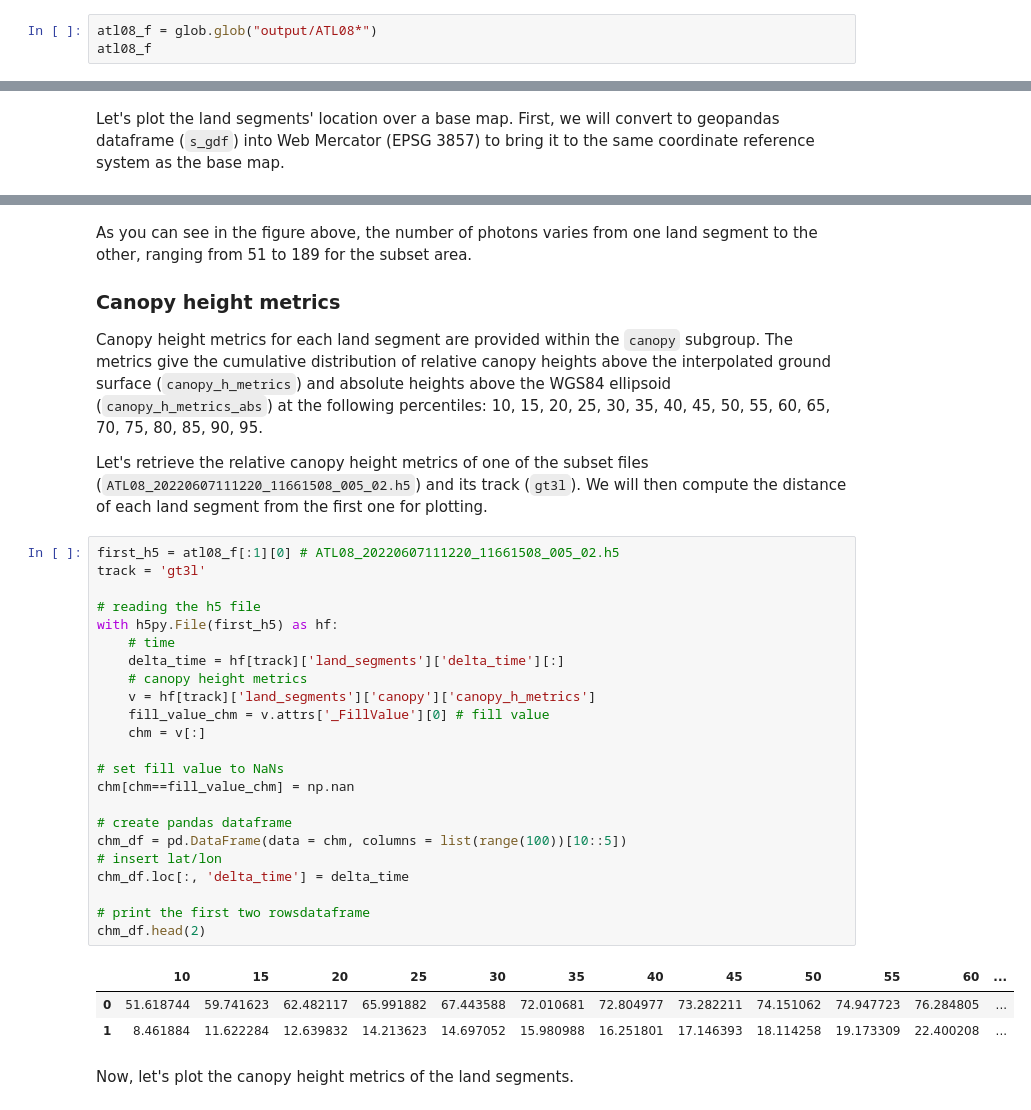
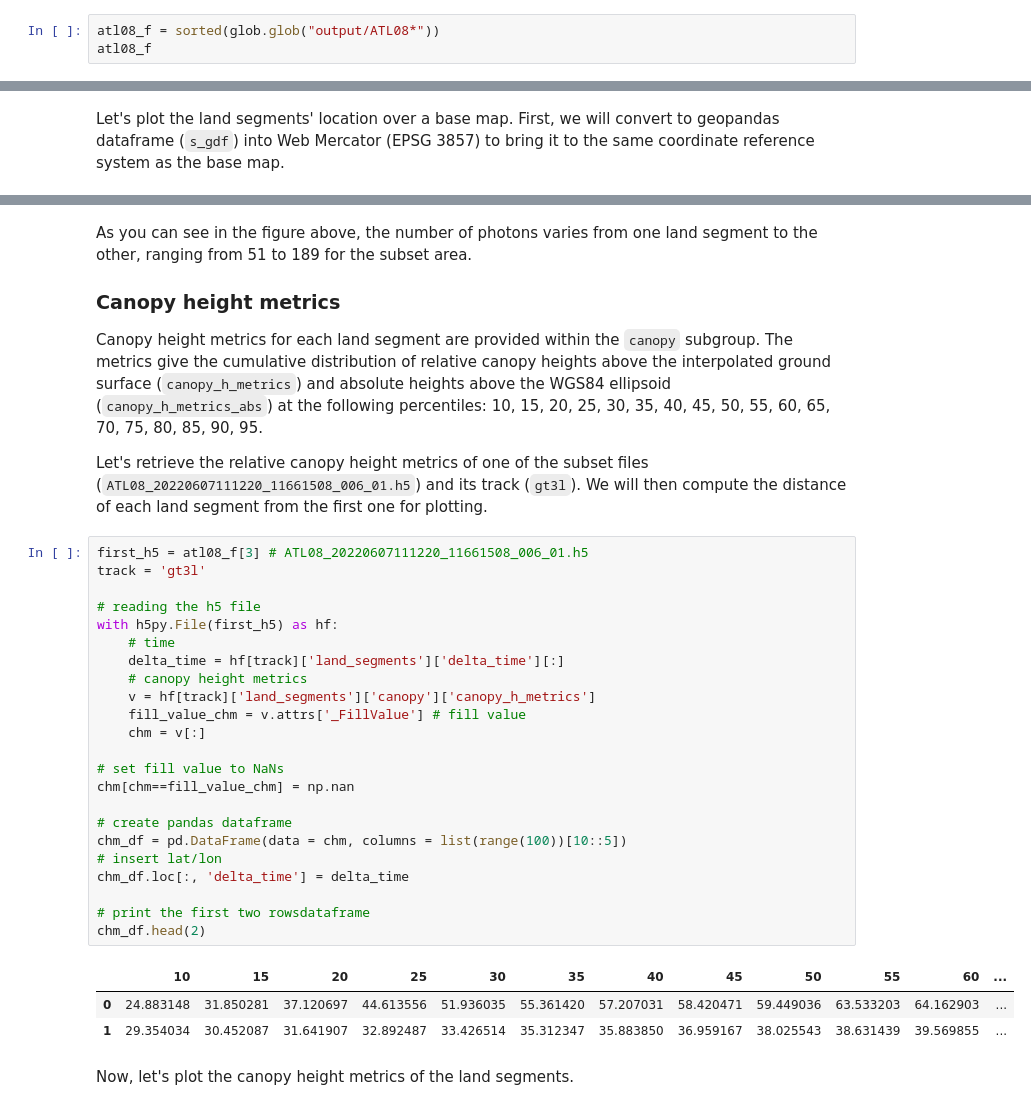
Before and after one commit to ornldaac/tesvis, a Jupyter notebook: notebooks/getting_started_icesat2_atl08.ipynb, the cells around one changed output, grey strips where cells are left out. Saved outputs shown, nothing was run; the diff lists cells and outputs as text.

```diff
--- a/notebooks/getting_started_icesat2_atl08.ipynb
+++ b/notebooks/getting_started_icesat2_atl08.ipynb
@@ -53,6 +53,6 @@ download_tar(orderid)
 # %% [markdown]
 Now that the files are downloaded to the `output` folder let's print all the ATL08 subset files.
 # %%
-atl08_f = glob.glob("output/ATL08*")
+atl08_f = sorted(glob.glob("output/ATL08*"))
 atl08_f
 # %% [output]
@@ -107,34 +111,34 @@ As you can see in the figure above, the number of photons varies from one land s
 ### Canopy height metrics
 Canopy height metrics for each land segment are provided within the `canopy` subgroup. The metrics give the cumulative distribution of relative canopy heights above the interpolated ground surface (`canopy_h_metrics`) and absolute heights above the WGS84 ellipsoid (`canopy_h_metrics_abs`) at the following percentiles: 10, 15, 20, 25, 30, 35, 40, 45, 50, 55, 60, 65, 70, 75, 80, 85, 90, 95.
 
-Let's retrieve the relative canopy height metrics of one of the subset files (`ATL08_20220607111220_11661508_005_02.h5`) and its track (`gt3l`). We will then compute the distance of each land segment from the first one for plotting.
+Let's retrieve the relative canopy height metrics of one of the subset files (`ATL08_20220607111220_11661508_006_01.h5`) and its track (`gt3l`). We will then compute the distance of each land segment from the first one for plotting.
 # %%
-first_h5 = atl08_f[:1][0] # ATL08_20220607111220_11661508_005_02.h5
+first_h5 = atl08_f[3] # ATL08_20220607111220_11661508_006_01.h5
 track = 'gt3l'
 
 # reading the h5 file
 with h5py.File(first_h5) as hf:
     # time
     delta_time = hf[track]['land_segments']['delta_time'][:]
     # canopy height metrics
     v = hf[track]['land_segments']['canopy']['canopy_h_metrics']
-    fill_value_chm = v.attrs['_FillValue'][0] # fill value
+    fill_value_chm = v.attrs['_FillValue'] # fill value
     chm = v[:]
 
 # set fill value to NaNs
 chm[chm==fill_value_chm] = np.nan
 
 # create pandas dataframe
 chm_df = pd.DataFrame(data = chm, columns = list(range(100))[10::5])
 # insert lat/lon
 chm_df.loc[:, 'delta_time'] = delta_time
 
 # print the first two rowsdataframe
 chm_df.head(2)
 # %% [output]
 |  | 10 | 15 | 20 | 25 | 30 | 35 | 40 | 45 | 50 | 55 | 60 | ... |
-| 0 | 51.618744 | 59.741623 | 62.482117 | 65.991882 | 67.443588 | 72.010681 | 72.804977 | 73.282211 | 74.151062 | 74.947723 | 76.284805 | ... |
-| 1 | 8.461884 | 11.622284 | 12.639832 | 14.213623 | 14.697052 | 15.980988 | 16.251801 | 17.146393 | 18.114258 | 19.173309 | 22.400208 | ... |
+| 0 | 24.883148 | 31.850281 | 37.120697 | 44.613556 | 51.936035 | 55.361420 | 57.207031 | 58.420471 | 59.449036 | 63.533203 | 64.162903 | ... |
+| 1 | 29.354034 | 30.452087 | 31.641907 | 32.892487 | 33.426514 | 35.312347 | 35.883850 | 36.959167 | 38.025543 | 38.631439 | 39.569855 | ... |
 # %% [markdown]
 Now, let's plot the canopy height metrics of the land segments.
 # %%
```
Also changed, not shown: parts of 9 cells of this notebook.
